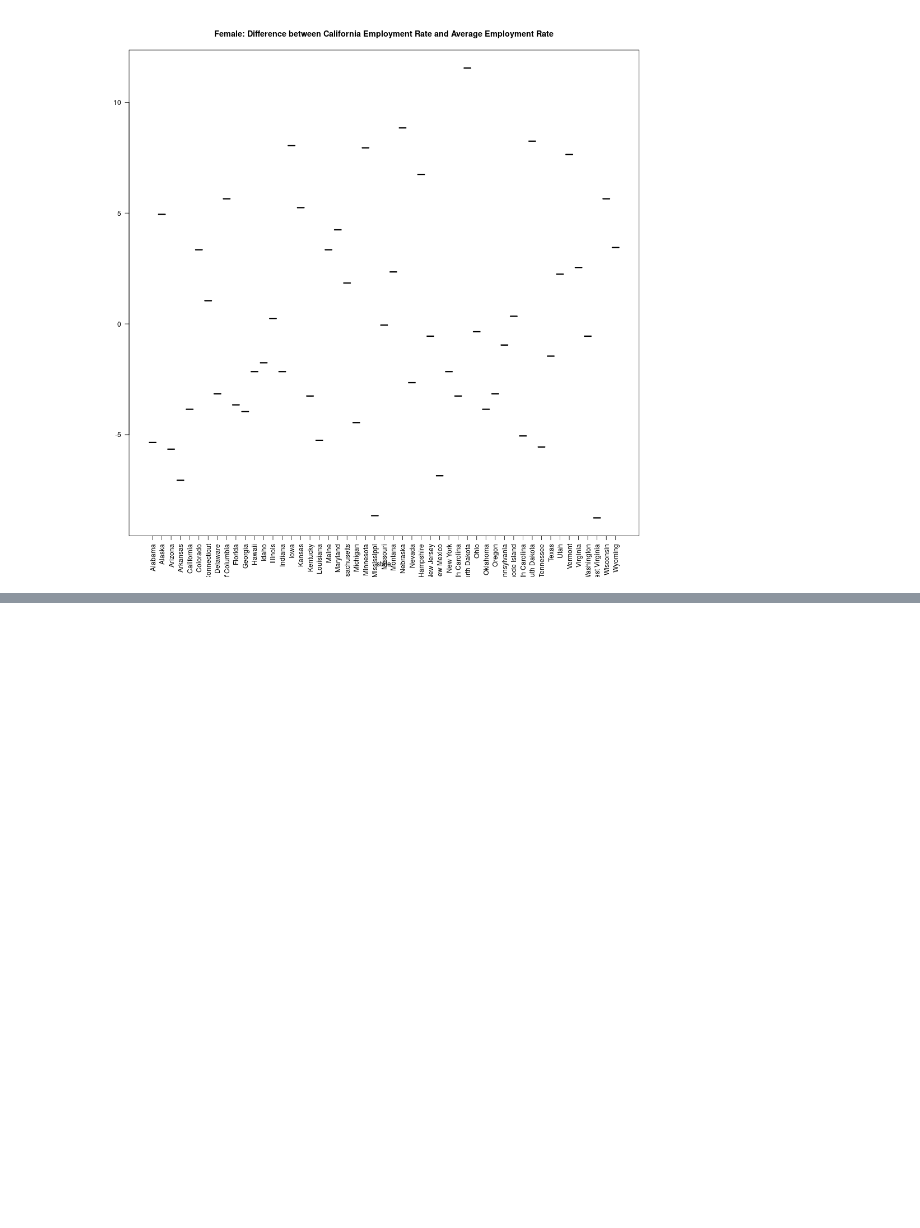
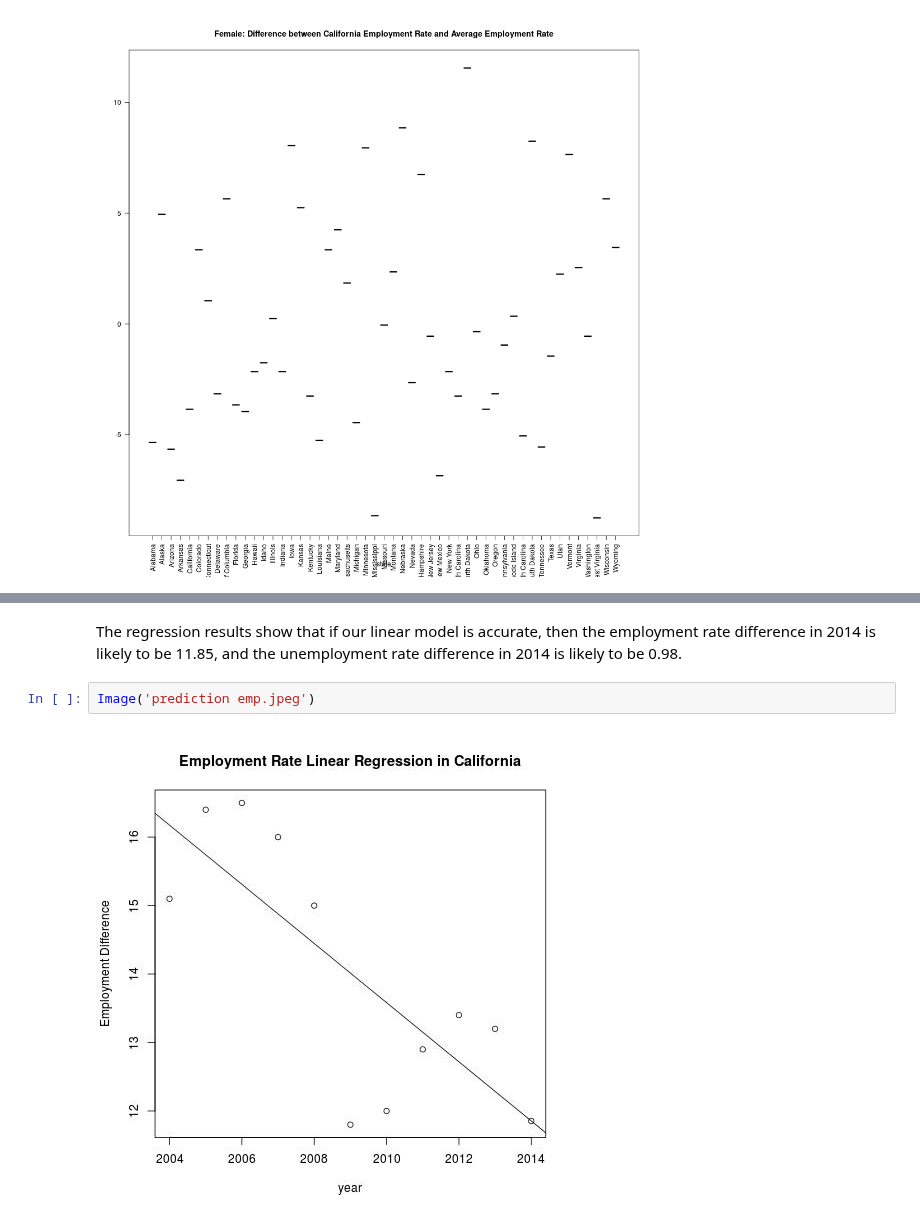
Before and after one commit to yuhanw/Team_Four.0, a Jupyter notebook: notebooks/NB3_data_analysis.ipynb, the cells around one changed output, grey strips where cells are left out. Saved outputs shown, nothing was run; the diff lists cells and outputs as text; blank space fills up the shorter version.

Commit message:
add regressions and predictions

```diff
--- a/notebooks/NB3_data_analysis.ipynb
+++ b/notebooks/NB3_data_analysis.ipynb
@@ -500,0 +548,6 @@ title(main="Employment Rate Change in the last 10 years in California")
+# %% [markdown]
+The regression results show that if our linear model is accurate, then the employment rate difference in 2014 is likely to be 11.85, and the unemployment rate difference in 2014 is likely to be 0.98.
+# %%
+Image('prediction emp.jpeg')
+# %% [output]
+[figure, added]
```
Also changed, not shown: parts of 13 cells of this notebook.
